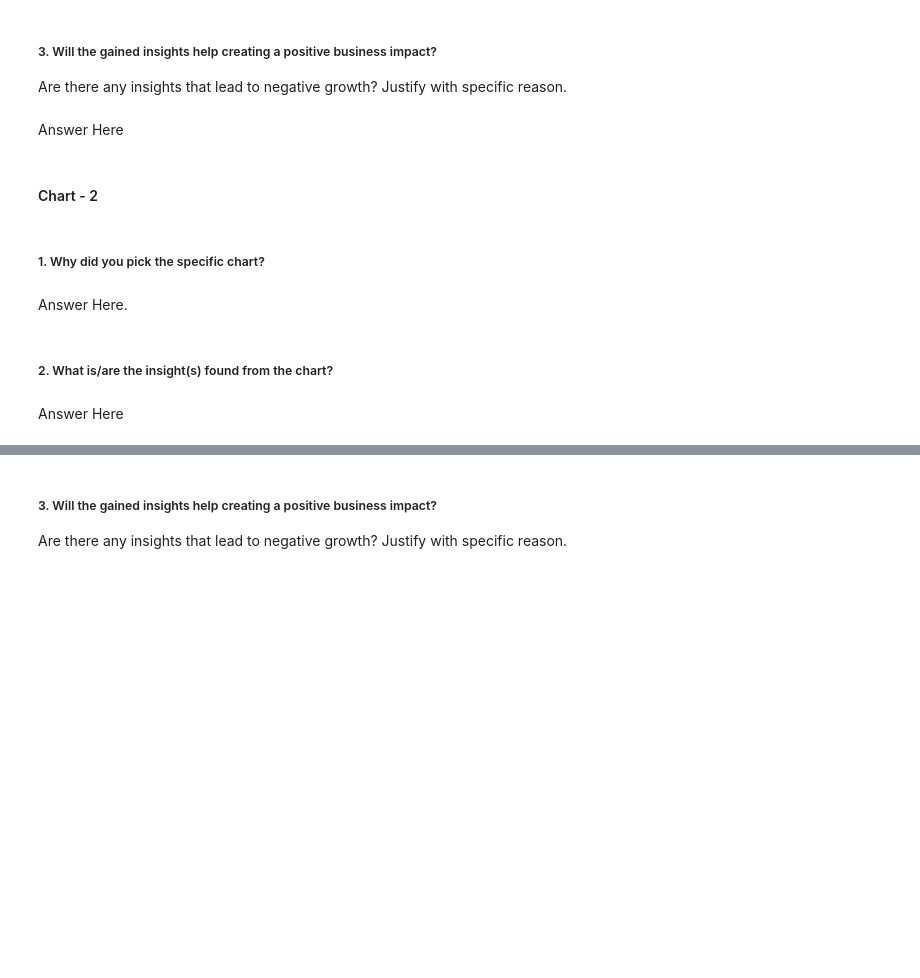
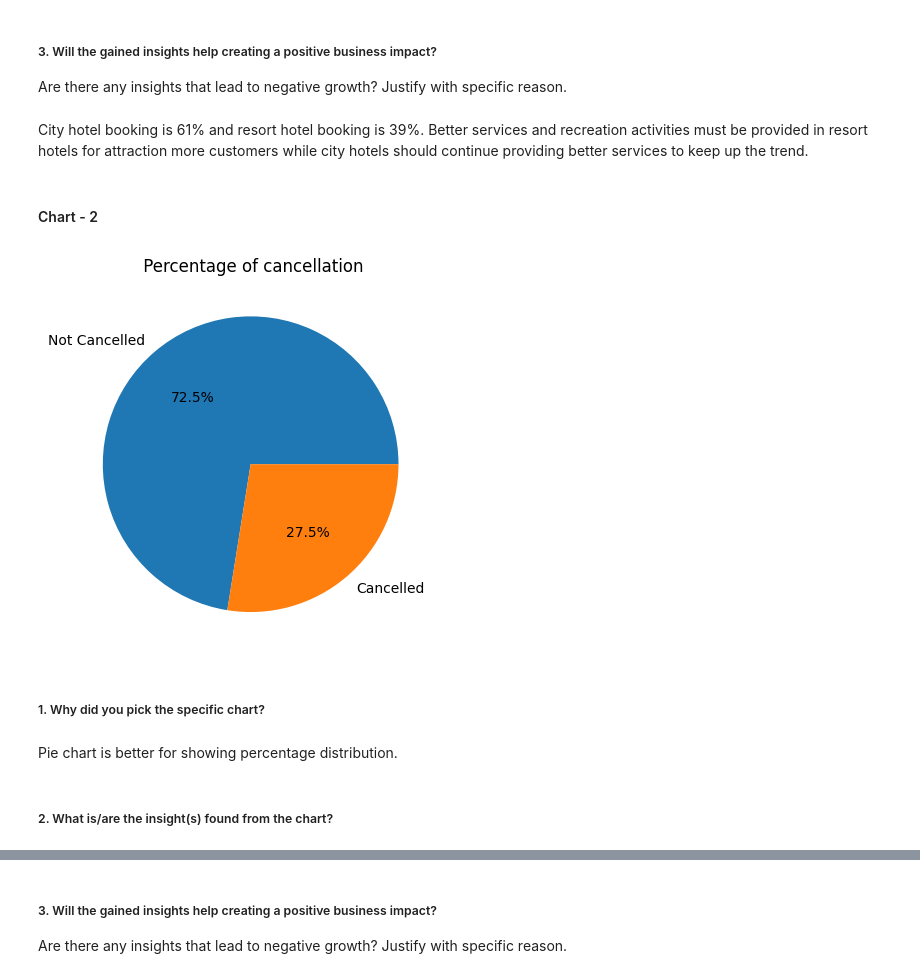
Before and after one commit to Hrishik-D/CapstoneProject_EDA_Hotel_Analysis, a Jupyter notebook: EDA_Hotel_Analysis_Individual.ipynb, the cells around one changed output, grey strips where cells are left out. Saved outputs shown, nothing was run; the diff lists cells and outputs as text; code cells hidden in the pictures; blank space fills up the shorter version.

```diff
--- a/EDA_Hotel_Analysis_Individual.ipynb
+++ b/EDA_Hotel_Analysis_Individual.ipynb
@@ -391,7 +398,7 @@ Answer Here
 # %% [markdown]
 ##### 3. Will the gained insights help creating a positive business impact?
 Are there any insights that lead to negative growth? Justify with specific reason.
-# %% [markdown]
-Answer Here
+# %% [markdown]
+City hotel booking is 61% and resort hotel booking is 39%. Better services and recreation activities must be provided in resort hotels for attraction more customers while city hotels should continue providing better services to keep up the trend.
 # %% [markdown]
 #### Chart - 2
@@ -400,8 +405,16 @@ Answer Here
+# %%
+# Chart - 2 visualization code
+c2 = df1.is_canceled.value_counts().reset_index().rename(columns = {'index':'cancellation', 'is_canceled':'number'} )
+c2['cancellation'] = ['Not Cancelled', 'Cancelled']
+
+plt.pie(c2['number'], labels = c2['cancellation'], autopct = '%0.1f%%')
+plt.title(" Percentage of cancellation")
+plt.show()
+# %% [output]
+[figure, added]
 # %% [markdown]
 ##### 1. Why did you pick the specific chart?
-# %% [markdown]
-Answer Here.
+# %% [markdown]
+Pie chart is better for showing percentage distribution.
 # %% [markdown]
 ##### 2. What is/are the insight(s) found from the chart?
-# %% [markdown]
-Answer Here
```
Also changed, not shown: parts of 11 cells of this notebook.
